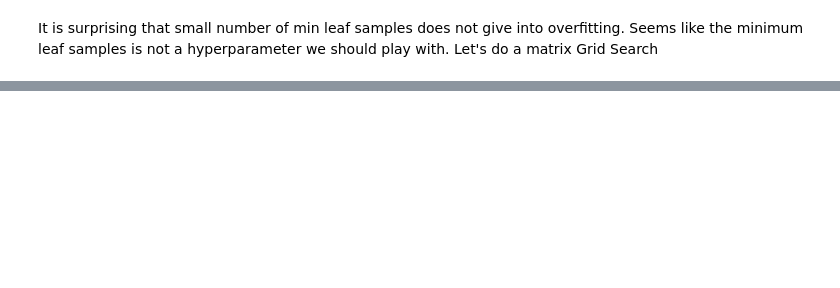
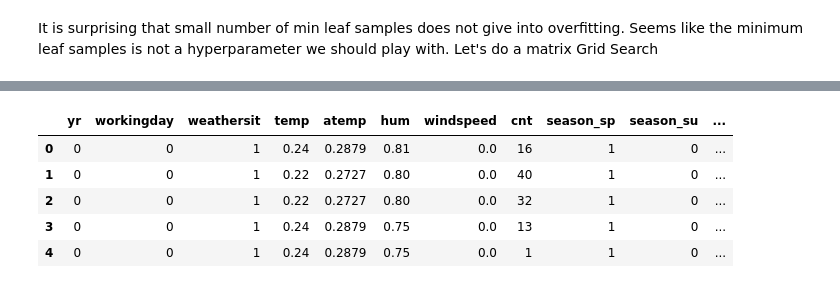
Before and after one commit to vta92/DS_projects, a Jupyter notebook: bike_rental_project/bike_rental_project.ipynb, the cells around one changed output, grey strips where cells are left out. Cells and saved outputs as stored; diff of their text form; code cells hidden in the pictures; blank space fills up the shorter version.

```diff
--- a/bike_rental_project/bike_rental_project.ipynb
+++ b/bike_rental_project/bike_rental_project.ipynb
@@ -300,0 +365,31 @@ machine learning is especially good for optimization but it's not a perfect way
+# %%
+def time_dawn(row):
+    if row == 1:
+        return 1
+    return 0
+def time_noon(row):
+    if row == 2:
+        return 1
+    return 0
+def time_evening(row):
+    if row == 3:
+        return 1
+    return 0
+def time_midnight(row):
+    if row == 4:
+        return 1
+    return 0
+bike_rentals_norm["time_dawn"] = bike_rentals_norm.time_label.apply(time_dawn)
+bike_rentals_norm["time_noon"] = bike_rentals_norm.time_label.apply(time_noon)
+bike_rentals_norm["time_evening"] = bike_rentals_norm.time_label.apply(time_evening)
+bike_rentals_norm["time_midnight"] = bike_rentals_norm.time_label.apply(time_midnight)
+# %%
+bike_rentals_norm = bike_rentals_norm.drop(columns=["season","time_label"])
+bike_rentals_norm.head()
+# %% [output]
+|  | yr | workingday | weathersit | temp | atemp | hum | windspeed | cnt | season_sp | season_su | ... |
+| 0 | 0 | 0 | 1 | 0.24 | 0.2879 | 0.81 | 0.0 | 16 | 1 | 0 | ... |
+| 1 | 0 | 0 | 1 | 0.22 | 0.2727 | 0.80 | 0.0 | 40 | 1 | 0 | ... |
+| 2 | 0 | 0 | 1 | 0.22 | 0.2727 | 0.80 | 0.0 | 32 | 1 | 0 | ... |
+| 3 | 0 | 0 | 1 | 0.24 | 0.2879 | 0.75 | 0.0 | 13 | 1 | 0 | ... |
+| 4 | 0 | 0 | 1 | 0.24 | 0.2879 | 0.75 | 0.0 | 1 | 1 | 0 | ... |
```
Also changed, not shown: parts of 35 cells of this notebook.
